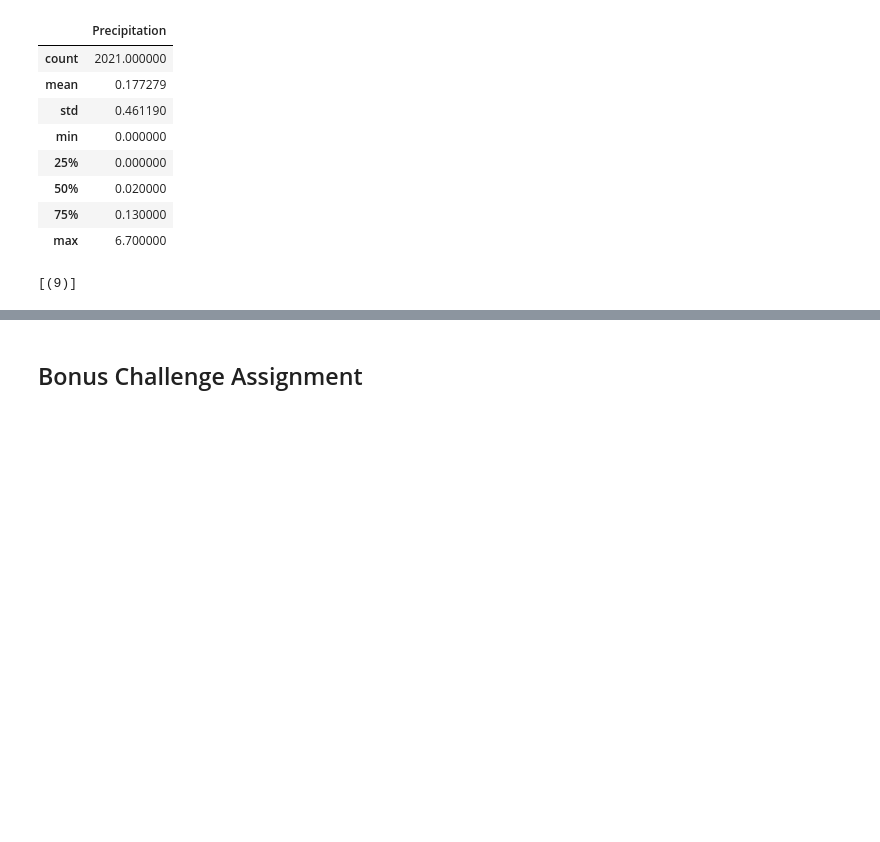
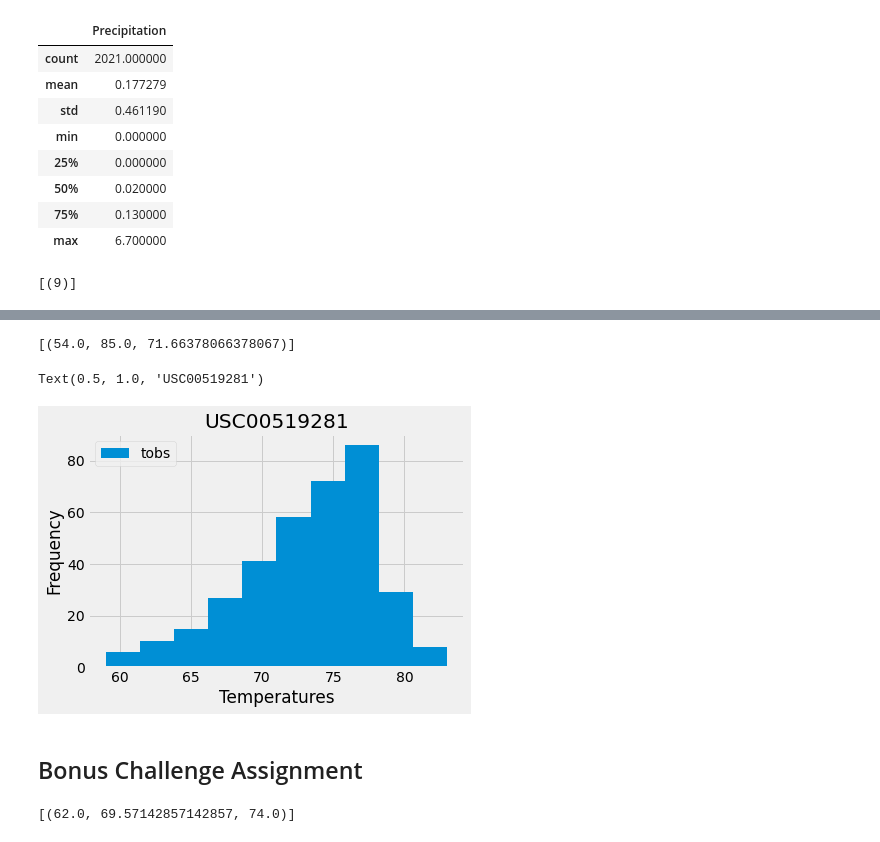
Before and after one commit to felo0917/sqlalchemy-challenge, a Jupyter notebook: climate_analysis.ipynb, the cells around one changed output, grey strips where cells are left out. Cells and saved outputs as stored; diff of their text form; code cells hidden in the pictures; blank space fills up the shorter version.

```diff
--- a/climate_analysis.ipynb
+++ b/climate_analysis.ipynb
@@ -143,9 +152,31 @@ station_info_df
 # %%
 # Using the station id from the previous query, calculate the lowest temperature recorded,
 # highest temperature recorded, and average temperature of the most active station?
+session.query(func.min(hawaii_measurement.tobs), func.max(hawaii_measurement.tobs), func.avg(hawaii_measurement.tobs)).\
+             filter(hawaii_measurement.station == 'USC00519281').all()
+# %% [output]
+[(54.0, 85.0, 71.66378066378067)]
 # %%
 # Choose the station with the highest number of temperature observations.
 # Query the last 12 months of temperature observation data for this station and plot the results as a histogram
+year_ago = dt.date(2017, 8, 23) - dt.timedelta(days=365)
+year_ago
+
+
+most_active=session.query(hawaii_measurement.tobs).\
+    filter(hawaii_measurement.date >= year_ago).\
+    filter(hawaii_measurement.station == 'USC00519281').all()
+
+tobs_most_active=pd.DataFrame(most_active, columns=['tobs'])
+
+tobs_most_active
+
+tobs_most_active.plot.hist()
+plt.xlabel('Temperatures')
+plt.title('USC00519281')
+# %% [output]
+Text(0.5, 1.0, 'USC00519281')
+[figure, added]
 # %% [markdown]
 ## Bonus Challenge Assignment
 # %%
@@ -162,11 +193,13 @@ def calc_temps(start_date, end_date):
         TMIN, TAVE, and TMAX
     """
 
-    return session.query(func.min(Measurement.tobs), func.avg(Measurement.tobs), func.max(Measurement.tobs)).\
-        filter(Measurement.date >= start_date).filter(Measurement.date <= end_date).all()
+    return session.query(func.min(hawaii_measurement.tobs), func.avg(hawaii_measurement.tobs), func.max(hawaii_measurement.tobs)).\
+        filter(hawaii_measurement.date >= start_date).filter(hawaii_measurement.date <= end_date).all()
 
 # function usage example
 print(calc_temps('2012-02-28', '2012-03-05'))
+# %% [output]
+[(62.0, 69.57142857142857, 74.0)]
 # %%
 # Use your previous function `calc_temps` to calculate the tmin, tavg, and tmax
 # for your trip using the previous year's data for those same dates.
```
Also changed, not shown: parts of 4 cells of this notebook, 2 other files.
